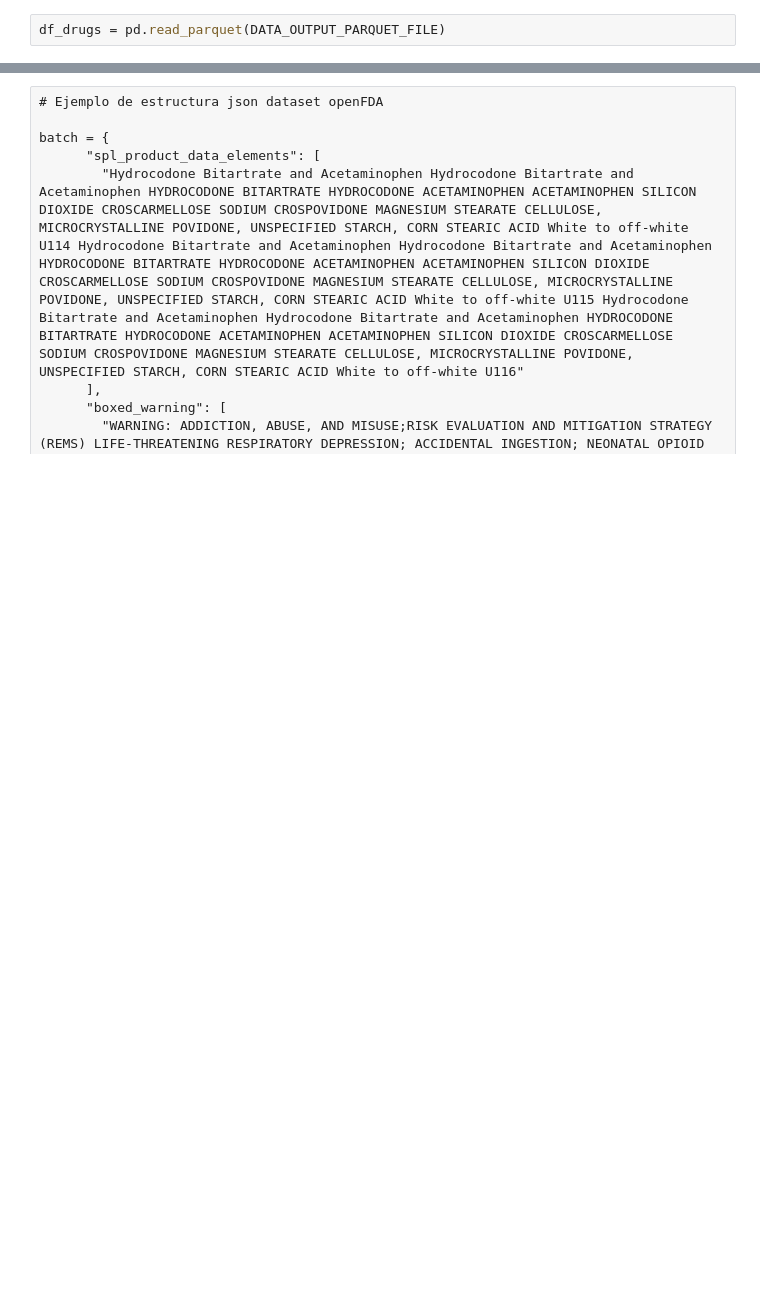
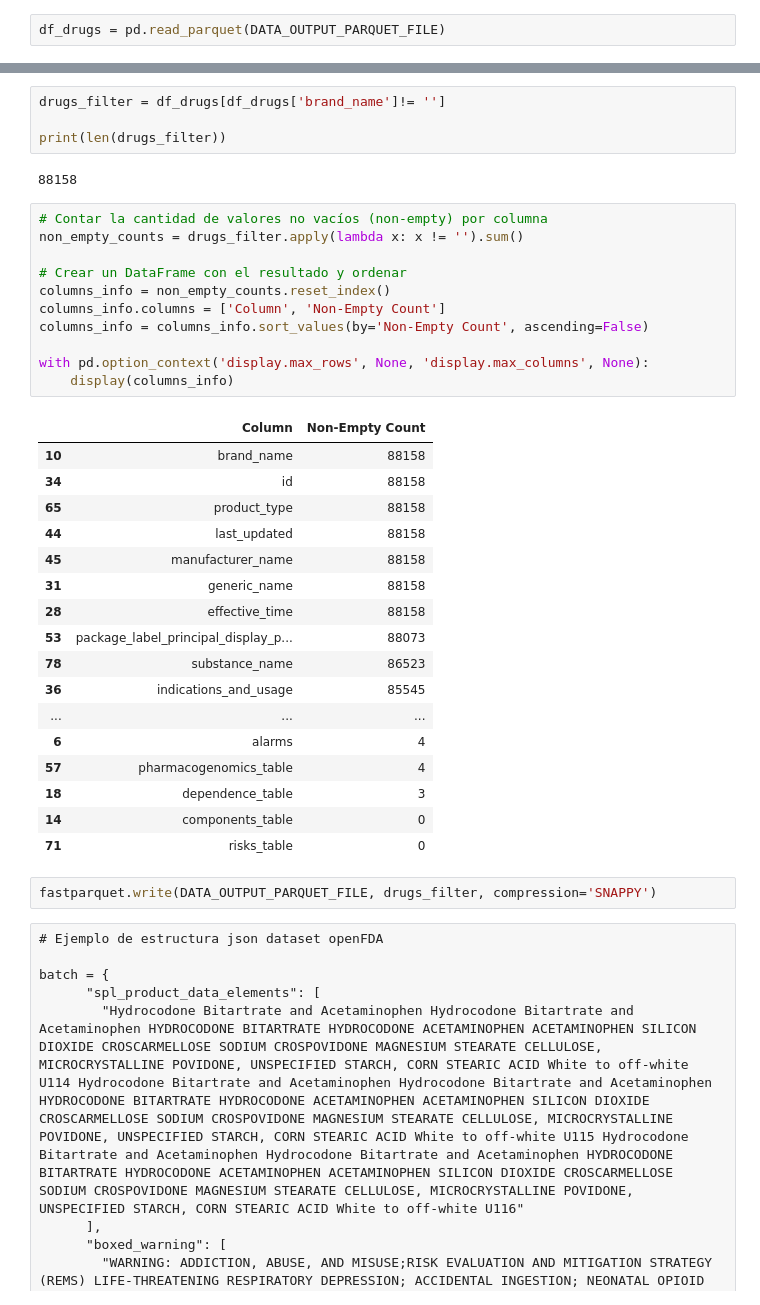
Before and after one commit to ljham/TFM-drugsGenerative, a Jupyter notebook: _load_dataset.ipynb, the cells around one changed output, grey strips where cells are left out. Saved outputs shown, nothing was run; the diff lists cells and outputs as text; blank space fills up the shorter version.

```diff
--- a/_load_dataset.ipynb
+++ b/_load_dataset.ipynb
@@ -644,3 +655,40 @@ with pd.option_context('display.max_rows', None, 'display.max_columns', None):
+# %%
+drugs_filter = df_drugs[df_drugs['brand_name']!= '']
+
+print(len(drugs_filter))
+# %% [output]
+88158
+# %%
+# Contar la cantidad de valores no vacíos (non-empty) por columna
+non_empty_counts = drugs_filter.apply(lambda x: x != '').sum()
+
+# Crear un DataFrame con el resultado y ordenar
+columns_info = non_empty_counts.reset_index()
+columns_info.columns = ['Column', 'Non-Empty Count']
+columns_info = columns_info.sort_values(by='Non-Empty Count', ascending=False)
+
+with pd.option_context('display.max_rows', None, 'display.max_columns', None):
+    display(columns_info)
+# %% [output]
+|  | Column | Non-Empty Count |
+| 10 | brand_name | 88158 |
+| 34 | id | 88158 |
+| 65 | product_type | 88158 |
+| 44 | last_updated | 88158 |
+| 45 | manufacturer_name | 88158 |
+| 31 | generic_name | 88158 |
+| 28 | effective_time | 88158 |
+| 53 | package_label_principal_display_p... | 88073 |
+| 78 | substance_name | 86523 |
+| 36 | indications_and_usage | 85545 |
+| ... | ... | ... |
+| 6 | alarms | 4 |
+| 57 | pharmacogenomics_table | 4 |
+| 18 | dependence_table | 3 |
+| 14 | components_table | 0 |
+| 71 | risks_table | 0 |
+# %%
+fastparquet.write(DATA_OUTPUT_PARQUET_FILE, drugs_filter, compression='SNAPPY')
 # %%
 # Ejemplo de estructura json dataset openFDA
 
```
Also changed, not shown: parts of 6 cells of this notebook, 1 other file.
